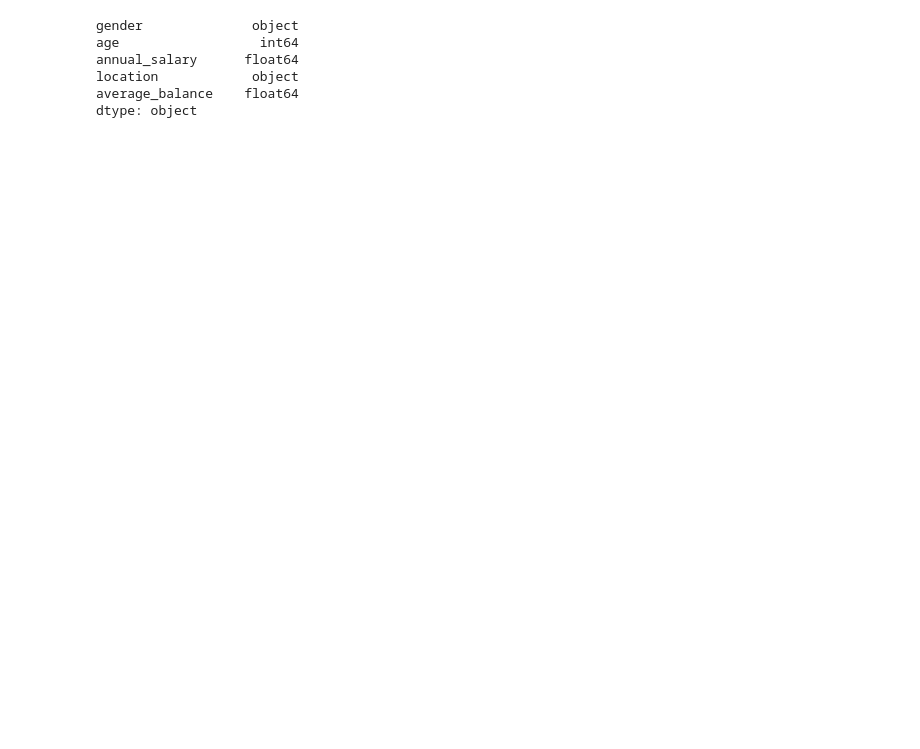
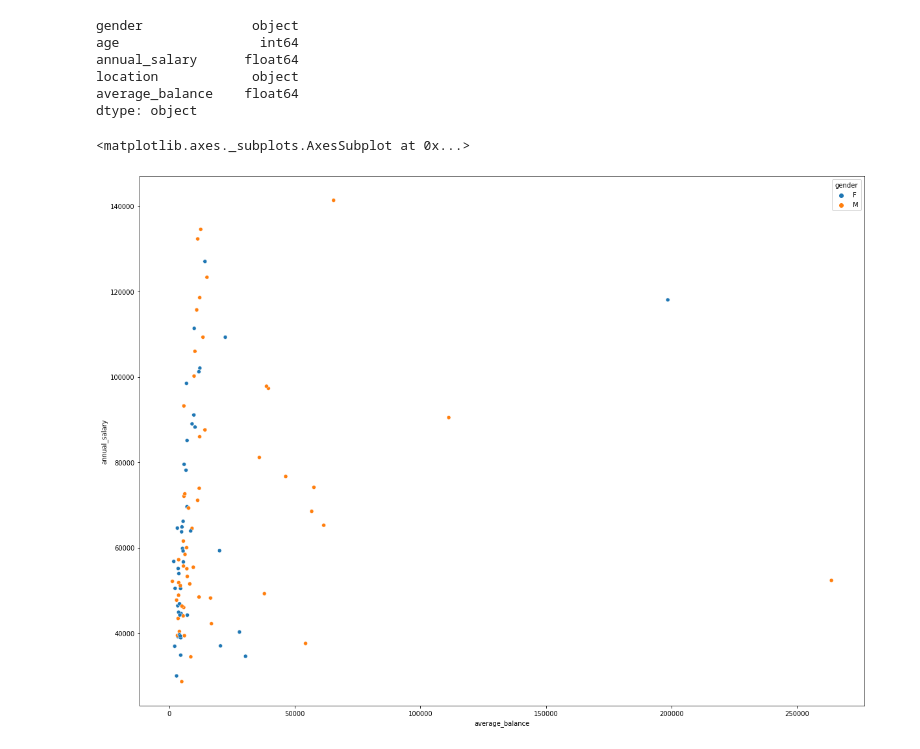
Before and after one commit to nug1209/ANZ_Data_Virtual_Experience, a Jupyter notebook: ANZ_Data_Analytics.ipynb, the cells around one changed output. Saved outputs shown, nothing was run; the diff lists cells and outputs as text; code cells hidden in the pictures; blank space fills up the shorter version.

```diff
--- a/ANZ_Data_Analytics.ipynb
+++ b/ANZ_Data_Analytics.ipynb
@@ -836,3 +843,11 @@ annual_salary      float64
 location            object
 average_balance    float64
 dtype: object
+# %%
+# plt.figure(figsize=(1,1))
+plt.figure(figsize=(20,15))
+# plt.figure(figsize(5,5))
+sns.scatterplot(data=df_mod, x='average_balance', y='annual_salary', hue='gender')
+# %% [output]
+<matplotlib.axes._subplots.AxesSubplot at 0x...>
+[figure, added]
```
Also changed, not shown: parts of 10 cells of this notebook.
